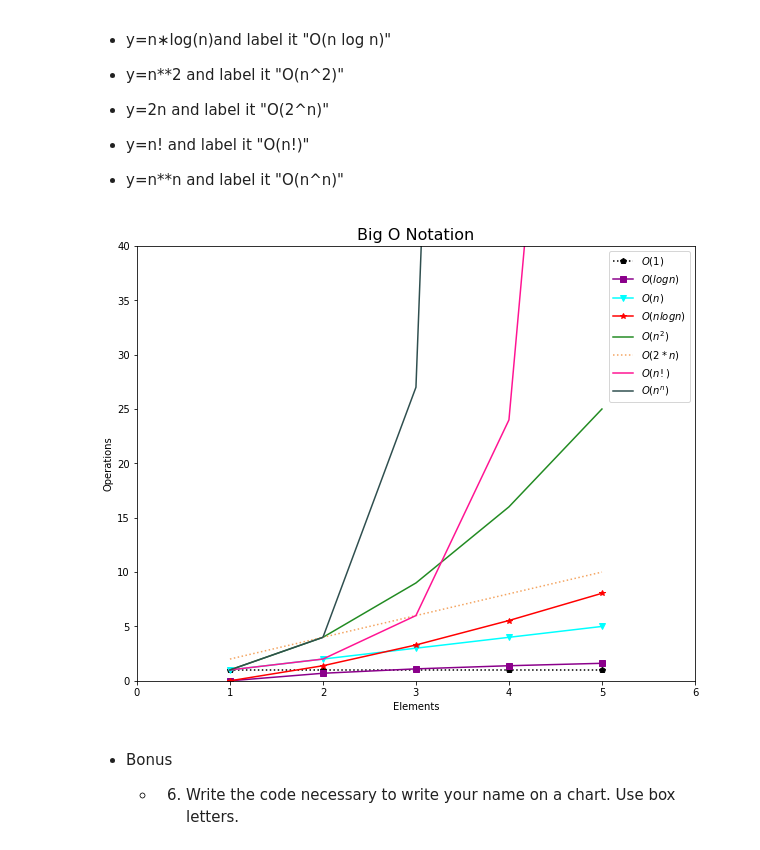
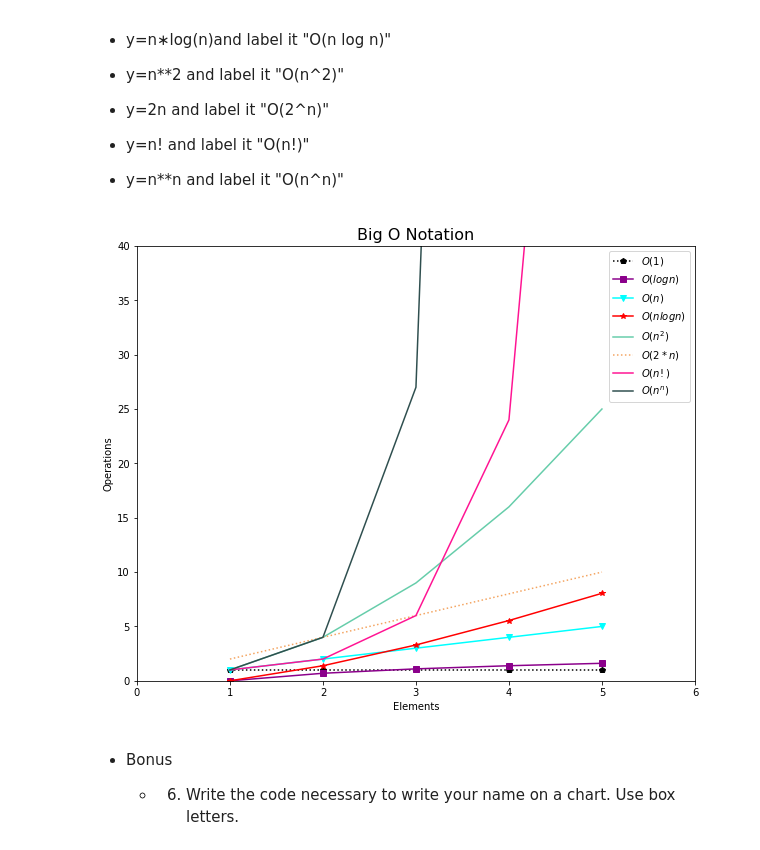
Before and after one commit to LinhQuach13/numpy-pandas-visualization-exercises, a Jupyter notebook: big_o_notation.ipynb, the cells around one changed output. Drawn from its saved outputs; the diff is of its cells as text; code cells hidden in the pictures.

```diff
--- a/big_o_notation.ipynb
+++ b/big_o_notation.ipynb
@@ -43,35 +43,35 @@ plt.plot(n, y3, c='cyan', marker= "v", label='$O(n)$')
 
 n = np.array([1,2,3,4,5])
 y4 = [x* math.log(x) for x in n]
 plt.plot(n, y4, c='red', marker='*', label='$O(n log n)$')
 
 
 n = np.array([1,2,3,4,5])
 y5 = n**2
-plt.plot(n, y5, c='forestgreen', label='$O(n^2)$')
+plt.plot(n, y5, c='mediumaquamarine', label='$O(n^2)$')
 
 
 n = np.array([1,2,3,4,5])
 y6 =2*n
 plt.plot(n, y6, c='sandybrown', ls=':', label='$O(2*n)$')
 
 n= np.array([1,2,3,4,5])
 y7 = [math.factorial(x) for x in n]
 plt.plot(n, y7, c='deeppink', label='$O(n!)$')
 
 
 n = np.array([1,2,3,4,5])
 y8 = n**n
 plt.plot(n, y8, c='darkslategray', label='$O(n^n)$')
 
 
 plt.xlim(0, 6)
 plt.ylim(0, 40)
 plt.legend(loc='upper right')
 
 plt.show()
 # %% [output]
-[figure, old version]
+[figure, new version]
 # %% [markdown]
 - Bonus
 
```
